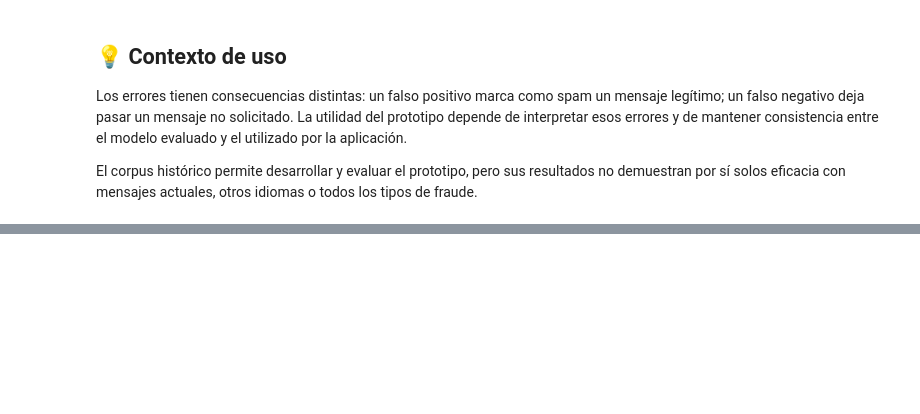
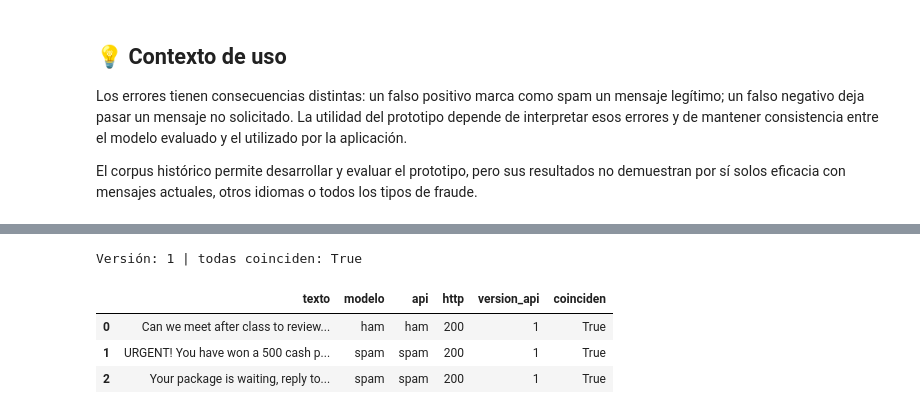
Before and after one commit to RemiH06/examen-final-pcd-2026, a Jupyter notebook: examen-final.ipynb, the cells around one changed output, grey strips where cells are left out. Saved outputs shown, nothing was run; the diff lists cells and outputs as text; code cells hidden in the pictures; blank space fills up the shorter version.

```diff
--- a/examen-final.ipynb
+++ b/examen-final.ipynb
@@ -32,0 +299,11 @@ El corpus histórico permite desarrollar y evaluar el prototipo, pero sus result
+# %%
+import json
+paridad = json.loads(Path("reports/paridad.json").read_text(encoding="utf-8"))
+print("Versión:", paridad["version"], "| todas coinciden:", paridad["todas_coinciden"])
+pd.DataFrame(paridad["casos"])
+# %% [output]
+Versión: 1 | todas coinciden: True
+|  | texto | modelo | api | http | version_api | coinciden |
+| 0 | Can we meet after class to review... | ham | ham | 200 | 1 | True |
+| 1 | URGENT! You have won a 500 cash p... | spam | spam | 200 | 1 | True |
+| 2 | Your package is waiting, reply to... | spam | spam | 200 | 1 | True |
```
Also changed, not shown: parts of 36 cells of this notebook, 4 other files.
